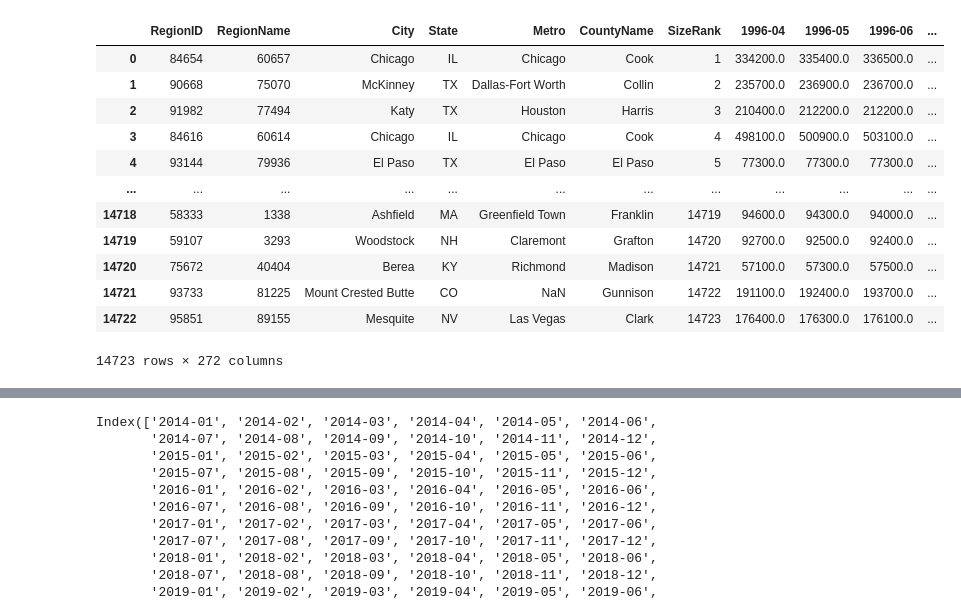
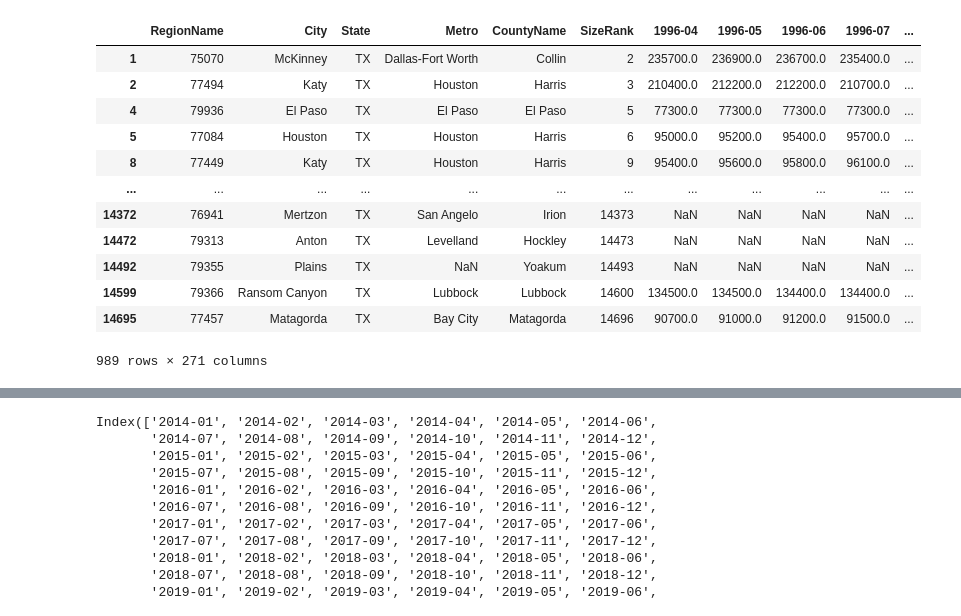
Before and after one commit to WoojinJun/zipcode_investment, a Jupyter notebook: scratch-notebook.ipynb, the cells around one changed output, grey strips where cells are left out. Cells and saved outputs as stored; diff of their text form; code cells hidden in the pictures.

```diff
--- a/scratch-notebook.ipynb
+++ b/scratch-notebook.ipynb
@@ -28,19 +29,20 @@ from statsmodels.tsa.statespace.sarimax import SARIMAX
 # %%
 df = pd.read_csv("time-series/zillow_data.csv")
 # %%
-df
-#df[(df['State'] == 'IL') & (df['RegionName'] > 60020)].sort_values('RegionName')
+df_texas = df[(df['State'] == 'TX')]
+df_texas = df_texas.drop('RegionID', axis = 1)
+df_texas
 # %% [output]
-|  | RegionID | RegionName | City | State | Metro | CountyName | SizeRank | 1996-04 | 1996-05 | 1996-06 | ... |
-| 0 | 84654 | 60657 | Chicago | IL | Chicago | Cook | 1 | 334200.0 | 335400.0 | 336500.0 | ... |
-| 1 | 90668 | 75070 | McKinney | TX | Dallas-Fort Worth | Collin | 2 | 235700.0 | 236900.0 | 236700.0 | ... |
-| 2 | 91982 | 77494 | Katy | TX | Houston | Harris | 3 | 210400.0 | 212200.0 | 212200.0 | ... |
-| 3 | 84616 | 60614 | Chicago | IL | Chicago | Cook | 4 | 498100.0 | 500900.0 | 503100.0 | ... |
-| 4 | 93144 | 79936 | El Paso | TX | El Paso | El Paso | 5 | 77300.0 | 77300.0 | 77300.0 | ... |
+|  | RegionName | City | State | Metro | CountyName | SizeRank | 1996-04 | 1996-05 | 1996-06 | 1996-07 | ... |
+| 1 | 75070 | McKinney | TX | Dallas-Fort Worth | Collin | 2 | 235700.0 | 236900.0 | 236700.0 | 235400.0 | ... |
+| 2 | 77494 | Katy | TX | Houston | Harris | 3 | 210400.0 | 212200.0 | 212200.0 | 210700.0 | ... |
+| 4 | 79936 | El Paso | TX | El Paso | El Paso | 5 | 77300.0 | 77300.0 | 77300.0 | 77300.0 | ... |
+| 5 | 77084 | Houston | TX | Houston | Harris | 6 | 95000.0 | 95200.0 | 95400.0 | 95700.0 | ... |
+| 8 | 77449 | Katy | TX | Houston | Harris | 9 | 95400.0 | 95600.0 | 95800.0 | 96100.0 | ... |
 | ... | ... | ... | ... | ... | ... | ... | ... | ... | ... | ... | ... |
-| 14718 | 58333 | 1338 | Ashfield | MA | Greenfield Town | Franklin | 14719 | 94600.0 | 94300.0 | 94000.0 | ... |
-| 14719 | 59107 | 3293 | Woodstock | NH | Claremont | Grafton | 14720 | 92700.0 | 92500.0 | 92400.0 | ... |
-| 14720 | 75672 | 40404 | Berea | KY | Richmond | Madison | 14721 | 57100.0 | 57300.0 | 57500.0 | ... |
-| 14721 | 93733 | 81225 | Mount Crested Butte | CO | NaN | Gunnison | 14722 | 191100.0 | 192400.0 | 193700.0 | ... |
-| 14722 | 95851 | 89155 | Mesquite | NV | Las Vegas | Clark | 14723 | 176400.0 | 176300.0 | 176100.0 | ... |
+| 14372 | 76941 | Mertzon | TX | San Angelo | Irion | 14373 | NaN | NaN | NaN | NaN | ... |
+| 14472 | 79313 | Anton | TX | Levelland | Hockley | 14473 | NaN | NaN | NaN | NaN | ... |
+| 14492 | 79355 | Plains | TX | NaN | Yoakum | 14493 | NaN | NaN | NaN | NaN | ... |
+| 14599 | 79366 | Ransom Canyon | TX | Lubbock | Lubbock | 14600 | 134500.0 | 134500.0 | 134400.0 | 134400.0 | ... |
+| 14695 | 77457 | Matagorda | TX | Bay City | Matagorda | 14696 | 90700.0 | 91000.0 | 91200.0 | 91500.0 | ... |
-14723 rows × 272 columns
+989 rows × 271 columns
```
Also changed, not shown: parts of 13 cells of this notebook.
